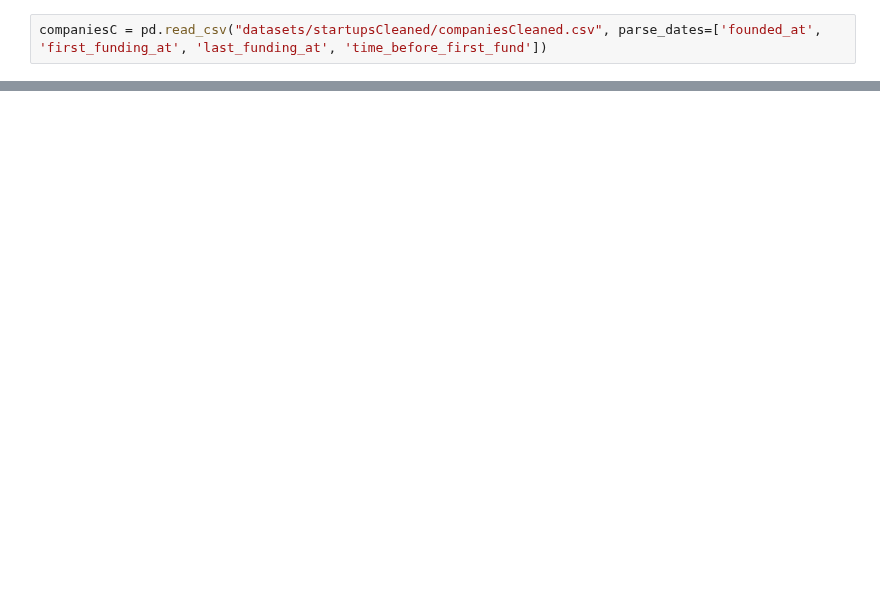
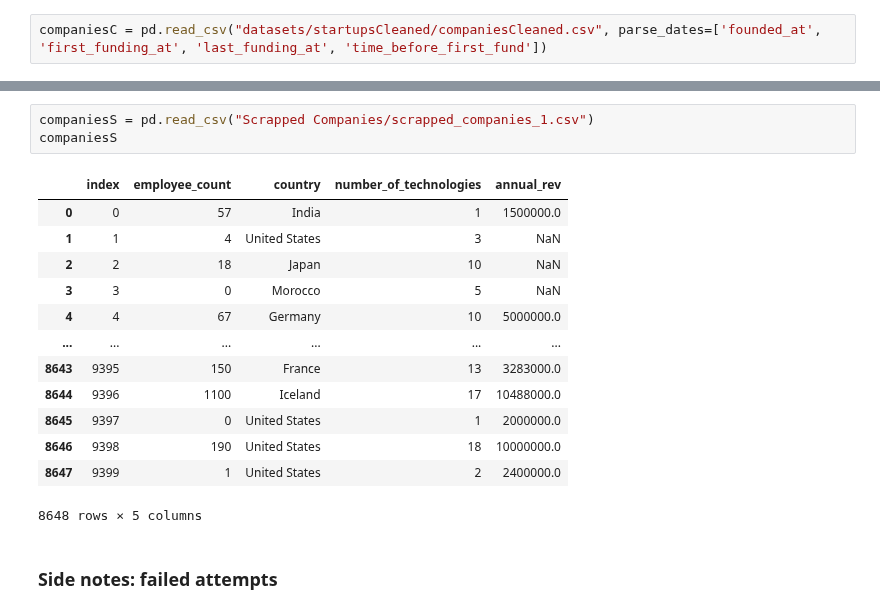
Before and after one commit to OdyAsh/StartupCompanies, a Jupyter notebook: Startup-Companies.ipynb, the cells around one changed output, grey strips where cells are left out. Cells and saved outputs as stored; diff of their text form; blank space fills up the shorter version.

```diff
--- a/Startup-Companies.ipynb
+++ b/Startup-Companies.ipynb
@@ -1300,0 +2620,19 @@ compInfoTups
+# %%
+companiesS = pd.read_csv("Scrapped Companies/scrapped_companies_1.csv")
+companiesS
+# %% [output]
+|  | index | employee_count | country | number_of_technologies | annual_rev |
+| 0 | 0 | 57 | India | 1 | 1500000.0 |
+| 1 | 1 | 4 | United States | 3 | NaN |
+| 2 | 2 | 18 | Japan | 10 | NaN |
+| 3 | 3 | 0 | Morocco | 5 | NaN |
+| 4 | 4 | 67 | Germany | 10 | 5000000.0 |
+| ... | ... | ... | ... | ... | ... |
+| 8643 | 9395 | 150 | France | 13 | 3283000.0 |
+| 8644 | 9396 | 1100 | Iceland | 17 | 10488000.0 |
+| 8645 | 9397 | 0 | United States | 1 | 2000000.0 |
+| 8646 | 9398 | 190 | United States | 18 | 10000000.0 |
+| 8647 | 9399 | 1 | United States | 2 | 2400000.0 |
+8648 rows × 5 columns
+# %% [markdown]
+### Side notes: failed attempts
```
Also changed, not shown: parts of 154 cells of this notebook, 7 other files.
